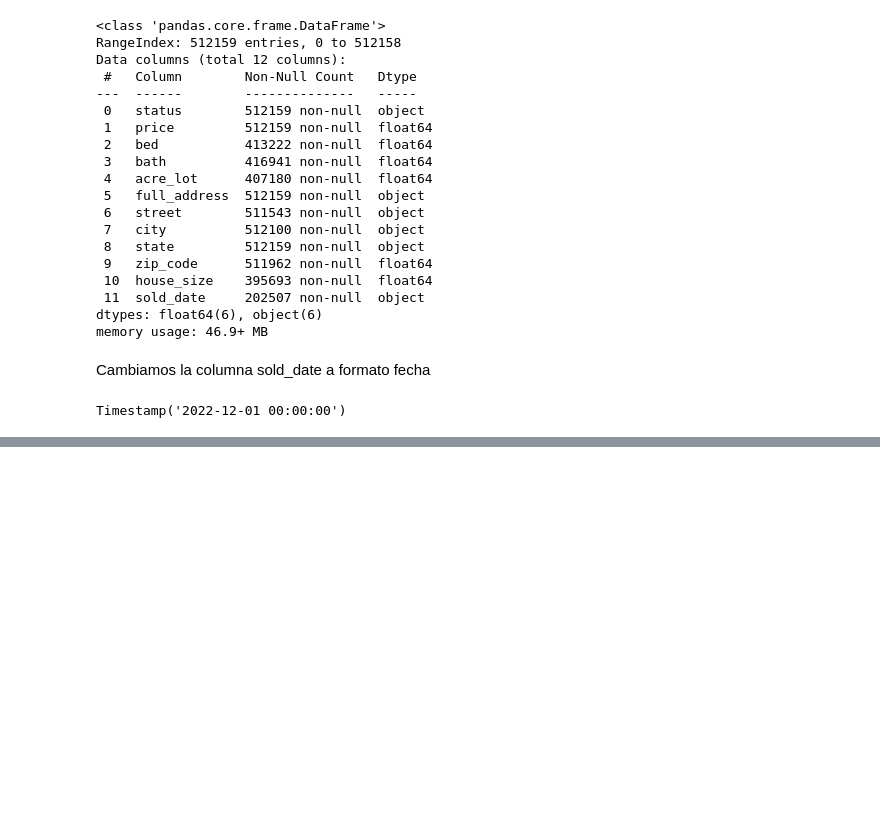
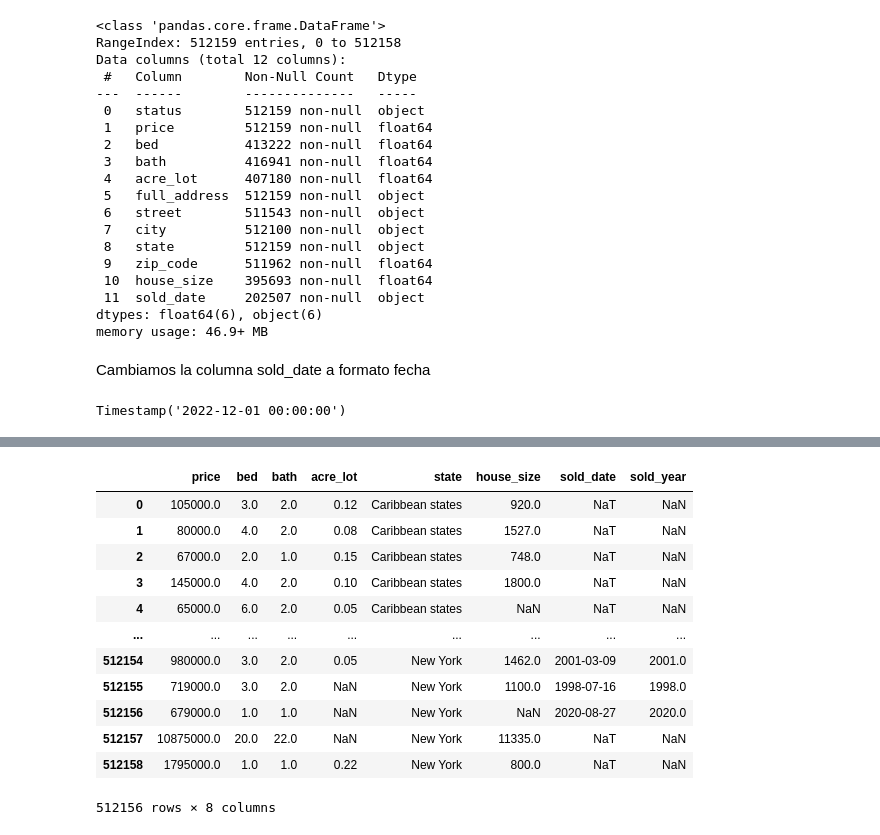
Before and after one commit to fatimafer/Exercises_deep_learning, a Jupyter notebook: usa-real-estate-dataset/01-KerasREGRESIÓN.ipynb, the cells around one changed output, grey strips where cells are left out. Cells and saved outputs as stored; diff of their text form; code cells hidden in the pictures; blank space fills up the shorter version.

```diff
--- a/usa-real-estate-dataset/01-KerasREGRESIÓN.ipynb
+++ b/usa-real-estate-dataset/01-KerasREGRESIÓN.ipynb
@@ -103,0 +228,21 @@ array([                          'NaT', '2020-02-28T00:00:00.000000000',
+# %%
+def anio(x):
+    return x.year
+# %%
+df_realtor['sold_year'] = df_realtor['sold_date'].apply(anio)
+# %%
+df_realtor
+# %% [output]
+|  | price | bed | bath | acre_lot | state | house_size | sold_date | sold_year |
+| 0 | 105000.0 | 3.0 | 2.0 | 0.12 | Caribbean states | 920.0 | NaT | NaN |
+| 1 | 80000.0 | 4.0 | 2.0 | 0.08 | Caribbean states | 1527.0 | NaT | NaN |
+| 2 | 67000.0 | 2.0 | 1.0 | 0.15 | Caribbean states | 748.0 | NaT | NaN |
+| 3 | 145000.0 | 4.0 | 2.0 | 0.10 | Caribbean states | 1800.0 | NaT | NaN |
+| 4 | 65000.0 | 6.0 | 2.0 | 0.05 | Caribbean states | NaN | NaT | NaN |
+| ... | ... | ... | ... | ... | ... | ... | ... | ... |
+| 512154 | 980000.0 | 3.0 | 2.0 | 0.05 | New York | 1462.0 | 2001-03-09 | 2001.0 |
+| 512155 | 719000.0 | 3.0 | 2.0 | NaN | New York | 1100.0 | 1998-07-16 | 1998.0 |
+| 512156 | 679000.0 | 1.0 | 1.0 | NaN | New York | NaN | 2020-08-27 | 2020.0 |
+| 512157 | 10875000.0 | 20.0 | 22.0 | NaN | New York | 11335.0 | NaT | NaN |
+| 512158 | 1795000.0 | 1.0 | 1.0 | 0.22 | New York | 800.0 | NaT | NaN |
+512156 rows × 8 columns
```
Also changed, not shown: parts of 22 cells of this notebook.
